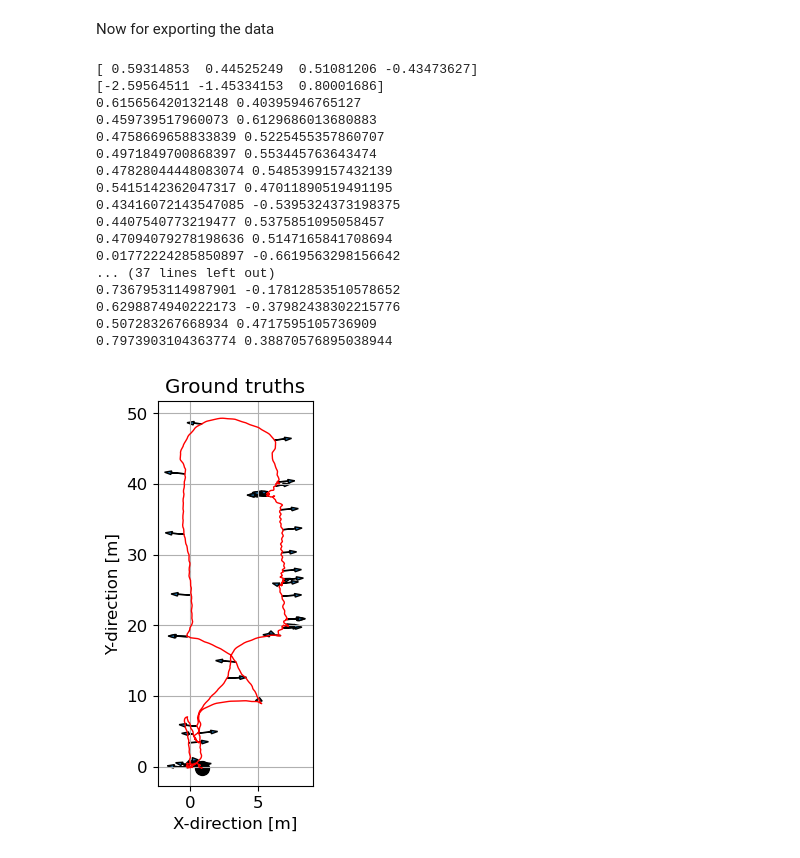
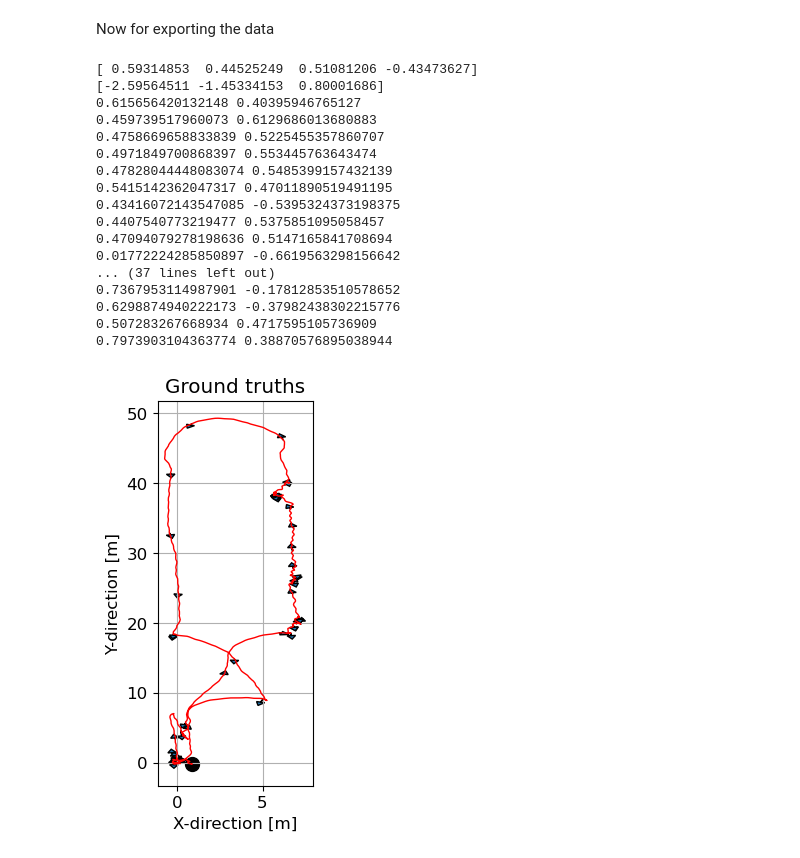
Before and after one commit to tonton-golio/inertial_navigation_transformer, a Jupyter notebook: playground_notebooks/clustering_unsupervised.ipynb, the cells around one changed output. Drawn from its saved outputs; the diff is of its cells as text; code cells hidden in the pictures.

```diff
--- a/playground_notebooks/clustering_unsupervised.ipynb
+++ b/playground_notebooks/clustering_unsupervised.ipynb
@@ -324,36 +326,39 @@ ax12.scatter(tango_pos[-1,0],tango_pos[-1,1],color='black', s=100,label='Start/E
 ax12.plot(tango_pos[:,0], tango_pos[:,1], color='red',label='True position', linewidth=1, linestyle='-')
 for i in range(num_bins-1):
     #ax12.scatter(tango_pos[(i+1)*time_bin_size,0], tango_pos[(i+1)*time_bin_size,1], color='black', s=10)
-    ax12.arrow(tango_pos[(i+1)*time_bin_size,0], tango_pos[(i+1)*time_bin_size,1], np.sin(-R.from_quat(tango_ori[(i+1)*time_bin_size,:]).as_euler('xyz', degrees=False)[0]), np.cos(-R.from_quat(tango_ori[(i+1)*time_bin_size,:]).as_euler('xyz', degrees=False)[1]), head_width=0.5, head_length=0.5)
+    euler1 = R.from_quat(tango_ori[(i+1)*time_bin_size,:]).as_euler('xyz', degrees=False)[0]
+    euler2 = R.from_quat(tango_ori[(i+1)*time_bin_size,:]).as_euler('xyz', degrees=False)[1]
+    euler3 = R.from_quat(tango_ori[(i+1)*time_bin_size,:]).as_euler('xyz', degrees=False)[2]
+    ax12.arrow(tango_pos[(i+1)*time_bin_size,0], tango_pos[(i+1)*time_bin_size,1], np.cos(euler1)*np.cos(euler2), -np.cos(euler2)*np.sin(euler1)+np.sin(euler3)*np.sin(euler2)*np.cos(euler1), head_width=0.5, head_length=0.5)
     print(tango_ori[(i+1)*time_bin_size,0], tango_ori[(i+1)*time_bin_size,1])
 ax12.arrow(0,0,0,0,label='Orientation',color='black',head_width=1, head_length=1)
 # Set labels and title
 #ax12.scatter(tango_pos[0,0],tango_pos[0,1],color='black', s=20,label='Splits')
 ax12.scatter(tango_pos[-1,0],tango_pos[-1,1],color='black', s=100,label='Start/End')
 ax12.set_xlabel('X-direction [m]')
 ax12.set_ylabel('Y-direction [m]')
 ax12.set_title('Ground truths')
 #ax12.legend()
 ax12.grid(True)  # Add gridlines
 # %% [output]
 [ 0.59314853  0.44525249  0.51081206 -0.43473627]
 [-2.59564511 -1.45334153  0.80001686]
 0.615656420132148 0.40395946765127
 0.459739517960073 0.6129686013680883
 0.4758669658833839 0.5225455357860707
 0.4971849700868397 0.553445763643474
 0.47828044448083074 0.5485399157432139
 0.5415142362047317 0.47011890519491195
 0.43416072143547085 -0.5395324373198375
 0.4407540773219477 0.5375851095058457
 0.47094079278198636 0.5147165841708694
 0.01772224285850897 -0.6619563298156642
 ... (37 lines left out)
 0.7367953114987901 -0.17812853510578652
 0.6298874940222173 -0.37982438302215776
 0.507283267668934 0.4717595105736909
 0.7973903104363774 0.38870576895038944
-[figure, old version]
+[figure, new version]
 # %%
 kmeans_labels_fullsize = np.repeat(kmeans_labels,time_bin_size)
 agglo_labels_fullsize = np.repeat(agglomerative_labels,time_bin_size)
```
Also changed, not shown: parts of 1 cell of this notebook.
